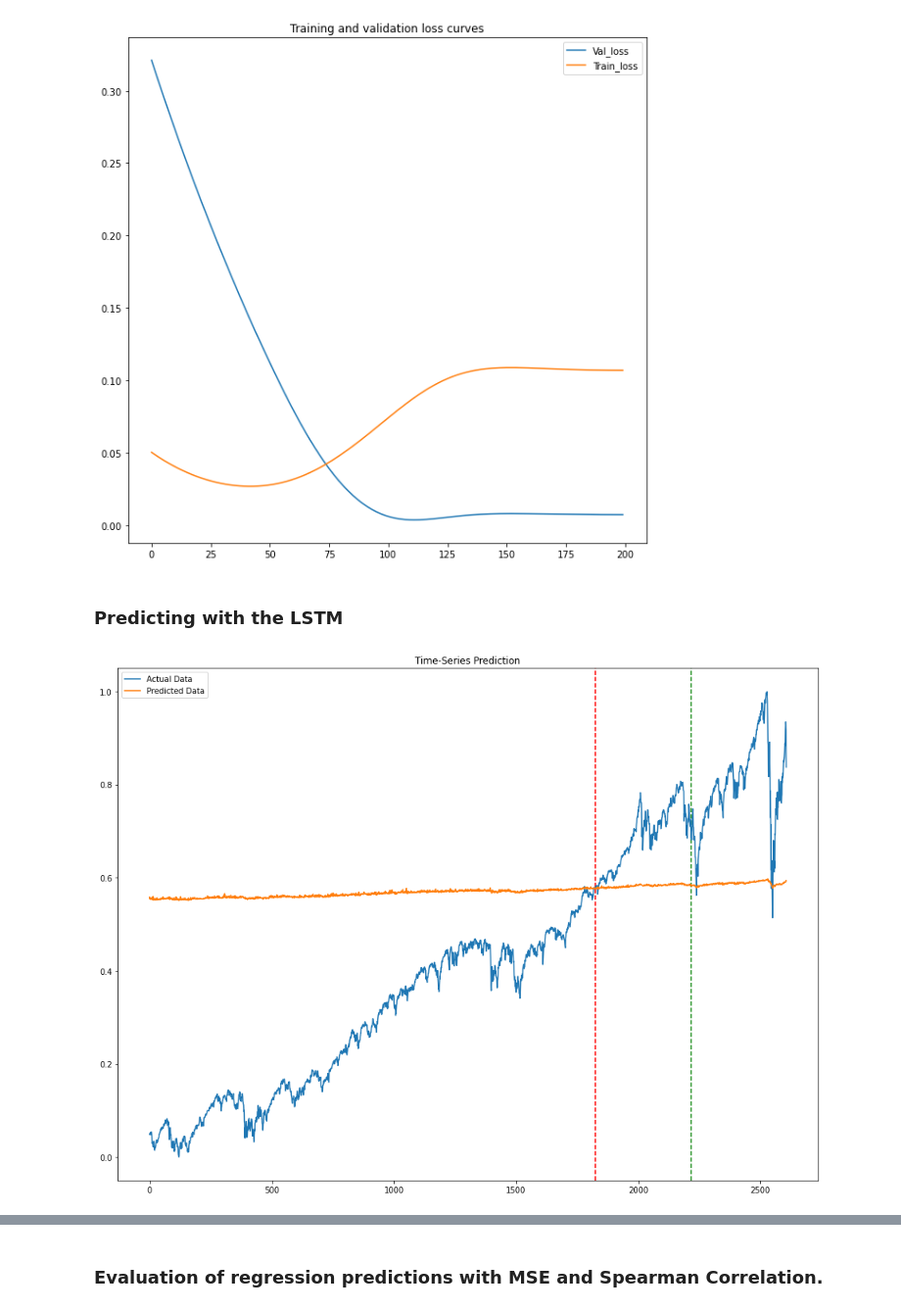
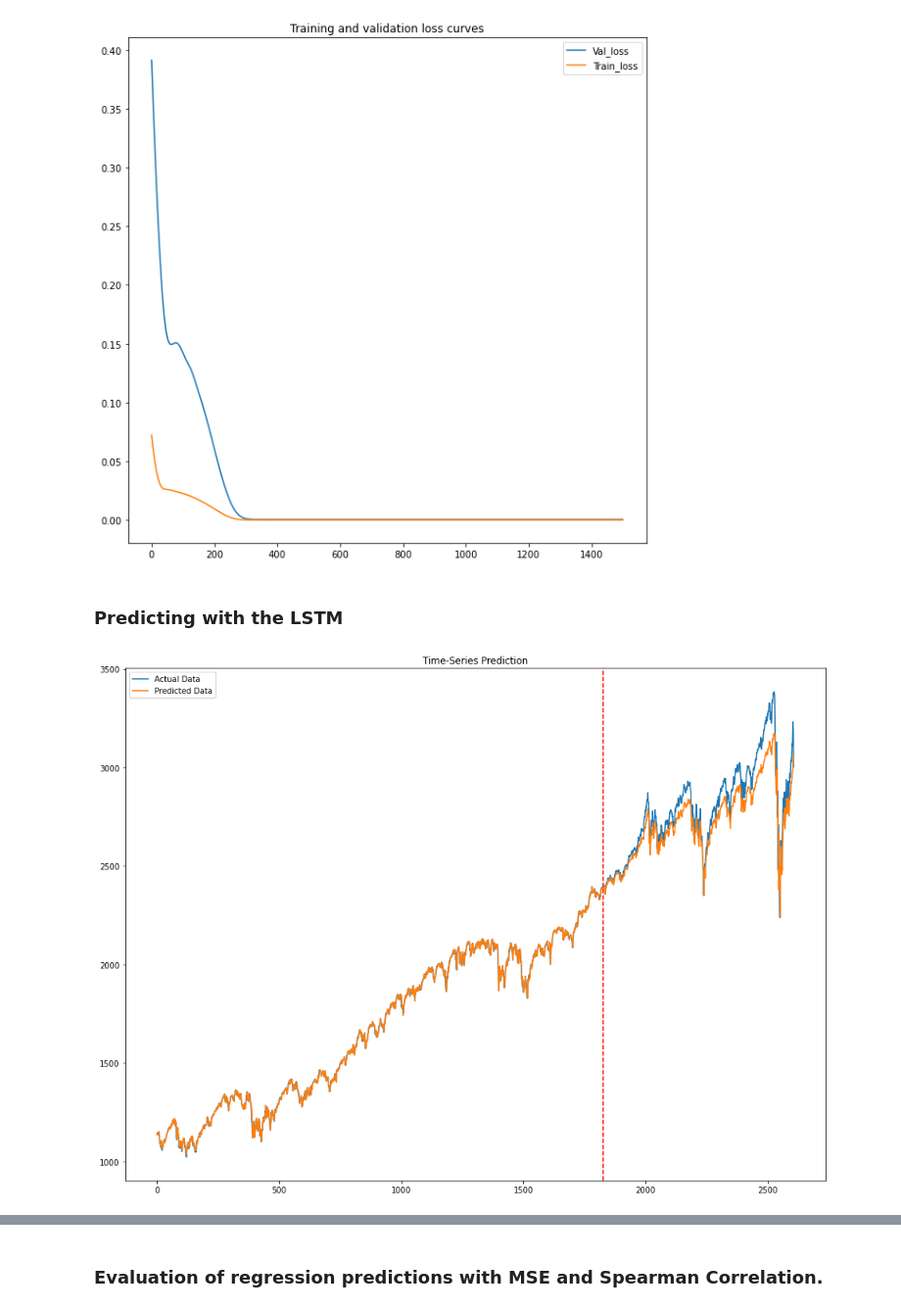
Before and after one commit to Poulinakis-Konstantinos/Stock_prediction_with_News_Sentiment_Analysis, a Jupyter notebook: LSTM_sentim.ipynb, the cells around one changed output, grey strips where cells are left out. Shown at 98% size. Drawn from its saved outputs; the diff is of its cells as text; code cells hidden in the pictures.

```diff
--- a/LSTM_sentim.ipynb
+++ b/LSTM_sentim.ipynb
@@ -215,13 +83,0 @@ test_loader = dataloader(test_dataset)
-# %%
-#hyperparameters
-num_epochs = 200 #1000 epochs
-learning_rate = 0.0001 #0.001 lr
-
-input_size = 4 #number of features
-hidden_size = 50 #number of features in hidden state
-num_layers = 1 #number of stacked lstm layers
-
-num_classes = 1 #number of output classes
-criterion = nn.MSELoss()
-
-lstm_reg = LSTM_reg(num_classes, input_size, hidden_size, lstm_layers=num_layers, dropout=0.3, fc_size=128) #our lstm class
@@ -232,0 +86,6 @@ Epoch: 100, train_loss: 0.07409,  val_loss: 0.00590
+# %%
+X_tensors = Variable(torch.Tensor(X_mm))
+y_tensors = Variable(torch.Tensor(y_mm))
+#reshaping to rows, timestamps, features
+X_tensors = torch.reshape(X_tensors,   (X_tensors.shape[0], 1, X_tensors.shape[1]))
+y_tensors = torch.reshape(y_tensors,  (y_tensors.shape[0], 1, y_tensors.shape[1]))
@@ -232,0 +149,15 @@ Epoch: 100, train_loss: 0.07409,  val_loss: 0.00590
+# %%
+#hyperparameters
+num_epochs = 1500 #1000 epochs
+learning_rate = 0.0003 #0.001 lr
+
+input_size = 4 #number of features
+hidden_size = 60 #number of features in hidden state
+num_layers = 1 #number of stacked lstm layers
+
+num_classes = 1 #number of output classes
+
+lstm_reg = LSTM_reg(num_classes, input_size, hidden_size, num_layers, dropout=0.3, fc_size=310) #our lstm class
+
+criterion = torch.nn.MSELoss()    # mean-squared error for regression
+optimizer = torch.optim.Adam(lstm_reg.parameters(), lr=learning_rate)
@@ -233,33 +200,31 @@ Epoch: 100, train_loss: 0.07409,  val_loss: 0.00590
 # %%
 fig , ax = plt.subplots(figsize = (10,10))
 
-plt.plot(val_loss, label='Val_loss') #actual plot
-plt.plot(train_loss, label='Train_loss') #predicted plot
+plt.plot(plot_loss_val, label='Val_loss') #actual plot
+plt.plot(plot_loss_tr, label='Train_loss') #predicted plot
 plt.title('Training and validation loss curves')
 plt.legend()
 plt.show()
 # %% [output]
-[figure, old version]
+[figure, new version]
 # %% [markdown]
 ### Predicting with the LSTM
 # %%
-train_predict, _ = lstm_reg(torch.Tensor(X)) #forward pass
+train_predict = lstm_reg(X_tensors) #forward pass
 data_predict = train_predict.data.numpy() #numpy conversion
-data_predict =  np.reshape(data_predict, (data_predict.shape[0],1))
-dataY_plot = torch.Tensor(y).data.numpy()
+dataY_plot = y_tensors.data.numpy()
 dataY_plot =  np.reshape(dataY_plot, (dataY_plot.shape[0],1))
 
-#data_predict = mm.inverse_transform(data_predict) #reverse transformation
-#dataY_plot = mm.inverse_transform(dataY_plot)
+data_predict = mm.inverse_transform(data_predict) #reverse transformation
+dataY_plot = mm.inverse_transform(dataY_plot)
 
 plt.figure(figsize=(16,12)) #plotting
 plt.axvline(x=split_tr, c='r', linestyle='--') #size of the training set
-plt.axvline(x=split_val, c='g', linestyle='--') #size of the validation set
 
 plt.plot(dataY_plot, label='Actual Data') #actual plot
 plt.plot(data_predict, label='Predicted Data') #predicted plot
 plt.title('Time-Series Prediction')
 plt.legend()
 plt.show()
 # %% [output]
-[figure, old version]
+[figure, new version]
```
Also changed, not shown: parts of 42 cells of this notebook, 2 other files.
